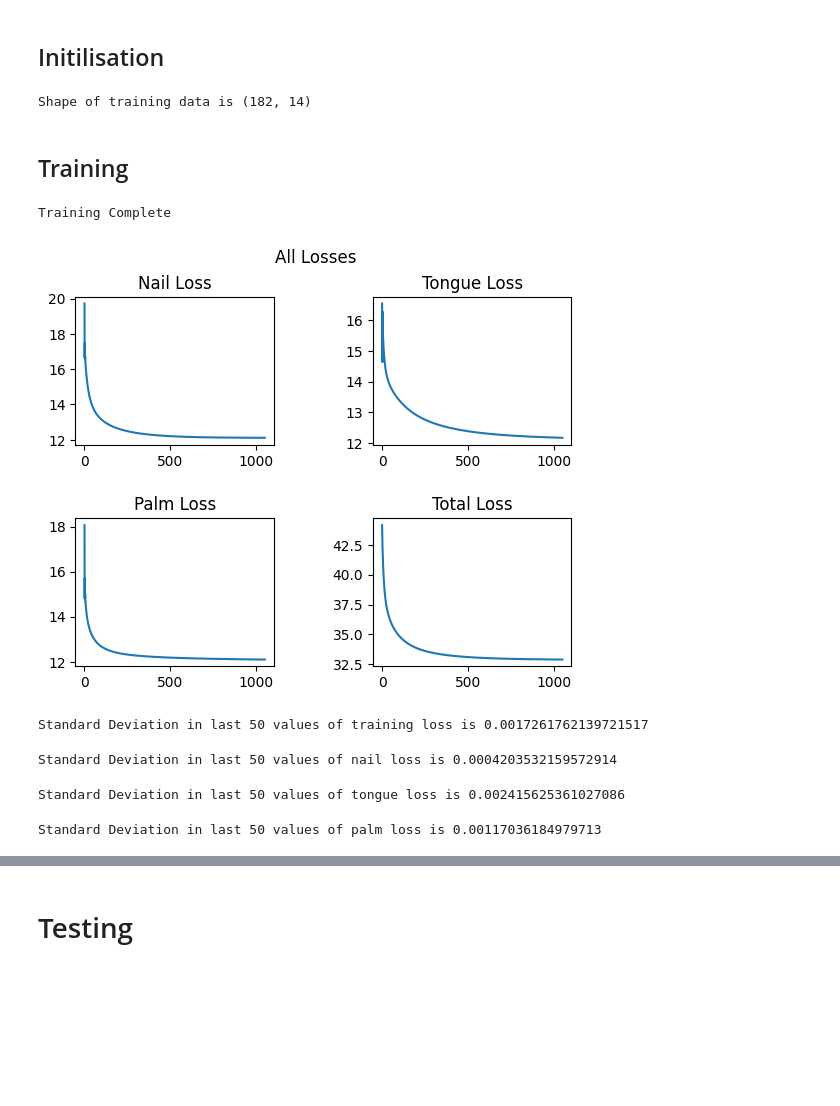
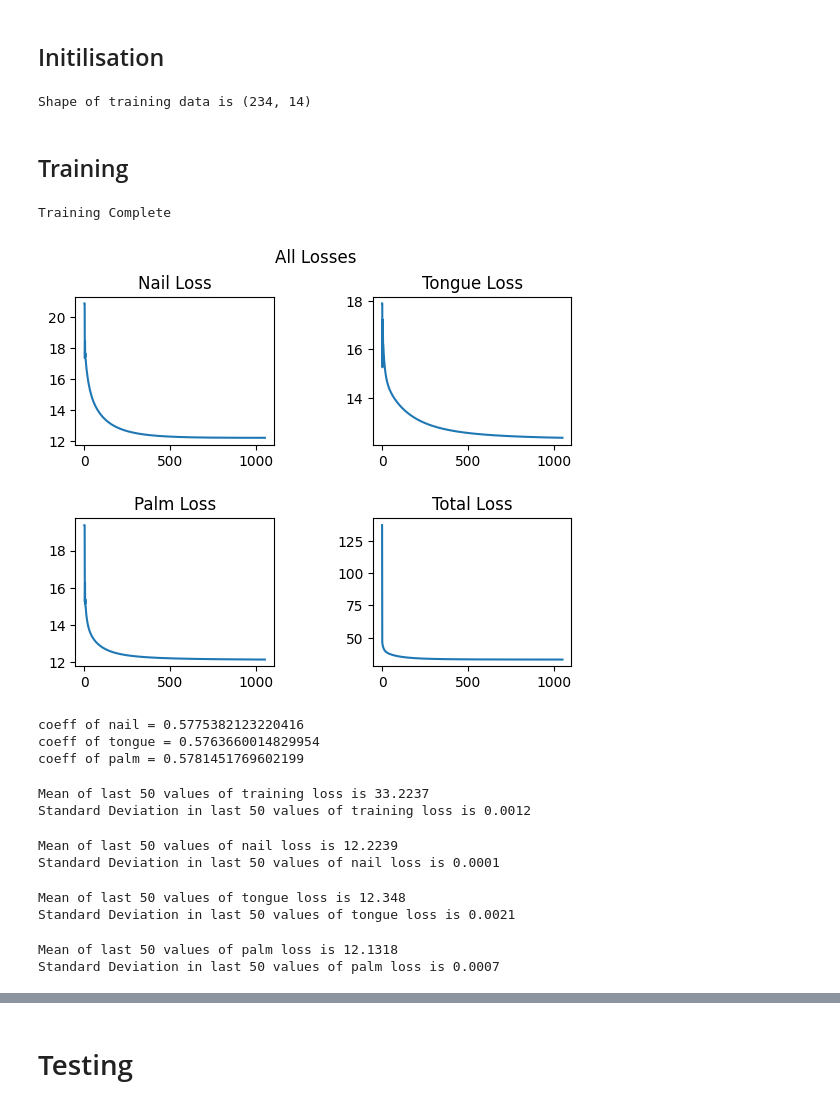
Before and after one commit to Shrey371/DDP, a Jupyter notebook: Phase 2/new_code/custom_loss_function.ipynb, the cells around one changed output, grey strips where cells are left out. Cells and saved outputs as stored; diff of their text form; code cells hidden in the pictures; blank space fills up the shorter version.

```diff
--- a/Phase 2/new_code/custom_loss_function.ipynb
+++ b/Phase 2/new_code/custom_loss_function.ipynb
@@ -29,7 +29,7 @@ data_tongue = pd.read_excel("merged_data.xlsx", sheet_name="tongue")
 data_palm = pd.read_excel("merged_data.xlsx", sheet_name="palm")
 common_ids = pd.read_excel("merged_data.xlsx", sheet_name="common_ids")
 # %%
-train, test = train_test_split(common_ids, test_size=0.3)
+train, test = train_test_split(common_ids, test_size=0.1)
 train, test = train["number"].tolist(), test["number"].tolist()
 # %%
 nail_train, nail_test = data_nail[data_nail['number'].isin(train)], data_nail[data_nail['number'].isin(test)]
@@ -92,9 +92,9 @@ def gradients(y_true,y_hat,weights,coeff,X,intercept):
     X_nail, X_tongue, X_palm = X
     a, b, c = coeff
 
-    y_pred_nail = predict(X_nail_train, beta_nail, b_nail)
-    y_pred_tongue = predict(X_tongue_train, beta_tongue, b_tongue)
-    y_pred_palm = predict(X_palm_train, beta_palm, b_palm)
+    y_pred_nail = predict(X_nail, beta_nail, b_nail)
+    y_pred_tongue = predict(X_tongue, beta_tongue, b_tongue)
+    y_pred_palm = predict(X_palm, beta_palm, b_palm)
 
     N = X_nail.shape[0]
 
@@ -109,7 +109,7 @@ def gradients(y_true,y_hat,weights,coeff,X,intercept):
     da = (np.dot(y_true,y_true) - 4*np.dot(y_true,y_pred_nail) + np.dot(y_pred_nail,y_pred_nail) - np.dot(y_hat,y_pred_nail))/N
     db = (np.dot(y_true,y_true) - 4*np.dot(y_true,y_pred_tongue) + np.dot(y_pred_tongue,y_pred_tongue) - np.dot(y_hat,y_pred_tongue))/N
     dc = (np.dot(y_true,y_true) - 4*np.dot(y_true,y_pred_palm) + np.dot(y_pred_palm,y_pred_palm) - np.dot(y_hat,y_pred_palm))/N
-    # db = da = 0
+
 
     return [dw_nail, dw_tongue, dw_palm, db_nail, db_tongue, db_palm, da, db, dc]
 # %%
@@ -120,7 +120,7 @@ def sq_sum(a,b,c):
 # %% [markdown]
 ## Initilisation
 # %%
-a, b, c = 1.0, 1.0, 1.0
+a, b, c = 0.0, 0.0, 0.0
 
 features = X_nail_train.shape[1]
 rows = X_nail_train.shape[0]
@@ -144,7 +144,7 @@ iterations = 1050
 
 print(f"Shape of training data is {X_nail_train.shape}")
 # %% [output]
-Shape of training data is (182, 14)
+Shape of training data is (234, 14)
 # %% [markdown]
 ## Training
 # %%
@@ -180,9 +180,9 @@ for i in range(iterations):
     # print(f"mse of palm = {mse_palm}")
 
 
-    # SUM OF SQUARES OF COEFF = 1
-    denom = sq_sum(a,b,c)
-    a, b, c = a/denom, b/denom, c/denom
+    # # SUM OF SQUARES OF COEFF = 1
+    # denom = sq_sum(a,b,c)
+    # a, b, c = a/denom, b/denom, c/denom
 
 
     # FINAL PREDICTION
@@ -226,47 +226,63 @@ for i in range(iterations):
     denom = sq_sum(a,b,c)
     a, b, c = a/denom, b/denom, c/denom
 
 print("Training Complete")
 
 # Plotting Nail Loss
 plt.subplot(2,2,1)
 plt.plot(mse_nail_loss)
 plt.title("Nail Loss")
 
 # Plotting Tongue Loss
 plt.subplot(2,2,2)
 plt.plot(mse_tongue_loss)
 plt.title("Tongue Loss")
 
 # Plotting Palm Loss
 plt.subplot(2,2,3)
 plt.plot(mse_palm_loss)
 plt.title("Palm Loss")
 
 # Plotting Total Loss
 plt.subplot(2,2,4)
 plt.plot(train_loss)
 plt.title("Total Loss")
 
 plt.suptitle("All Losses")
 plt.subplots_adjust(hspace=0.5, wspace=0.5)
 plt.show()
 # %% [output]
 Training Complete
-[figure, old version]
+[figure, new version]
+# %%
+print(f"coeff of nail = {a}")
+print(f"coeff of tongue = {b}")
+print(f"coeff of palm = {c}")
+# %% [output]
+coeff of nail = 0.5775382123220416
+coeff of tongue = 0.5763660014829954
+coeff of palm = 0.5781451769602199
 # %%
-print(f"Standard Deviation in last 50 values of training loss is {np.std(np.array(train_loss[-50:]))}")
+print(f"Mean of last 50 values of training loss is {round(np.mean(np.array(train_loss[-50:])),4)}")
+print(f"Standard Deviation in last 50 values of training loss is {round(np.std(np.array(train_loss[-50:])),4)}")
 # %% [output]
-Standard Deviation in last 50 values of training loss is 0.0017261762139721517
+Mean of last 50 values of training loss is 33.2237
+Standard Deviation in last 50 values of training loss is 0.0012
 # %%
-print(f"Standard Deviation in last 50 values of nail loss is {np.std(np.array(mse_nail_loss[-50:]))}")
+print(f"Mean of last 50 values of nail loss is {round(np.mean(np.array(mse_nail_loss[-50:])),4)}")
+print(f"Standard Deviation in last 50 values of nail loss is {round(np.std(np.array(mse_nail_loss[-50:])),4)}")
 # %% [output]
-Standard Deviation in last 50 values of nail loss is 0.0004203532159572914
+Mean of last 50 values of nail loss is 12.2239
+Standard Deviation in last 50 values of nail loss is 0.0001
 # %%
-print(f"Standard Deviation in last 50 values of tongue loss is {np.std(np.array(mse_tongue_loss[-50:]))}")
+print(f"Mean of last 50 values of tongue loss is {round(np.mean(np.array(mse_tongue_loss[-50:])),4)}")
+print(f"Standard Deviation in last 50 values of tongue loss is {round(np.std(np.array(mse_tongue_loss[-50:])),4)}")
 # %% [output]
-Standard Deviation in last 50 values of tongue loss is 0.002415625361027086
+Mean of last 50 values of tongue loss is 12.348
+Standard Deviation in last 50 values of tongue loss is 0.0021
 # %%
-print(f"Standard Deviation in last 50 values of palm loss is {np.std(np.array(mse_palm_loss[-50:]))}")
+print(f"Mean of last 50 values of palm loss is {round(np.mean(np.array(mse_palm_loss[-50:])),4)}")
+print(f"Standard Deviation in last 50 values of palm loss is {round(np.std(np.array(mse_palm_loss[-50:])),4)}")
 # %% [output]
-Standard Deviation in last 50 values of palm loss is 0.00117036184979713
+Mean of last 50 values of palm loss is 12.1318
+Standard Deviation in last 50 values of palm loss is 0.0007
```
Also changed, not shown: parts of 8 cells of this notebook, 1 other file.
